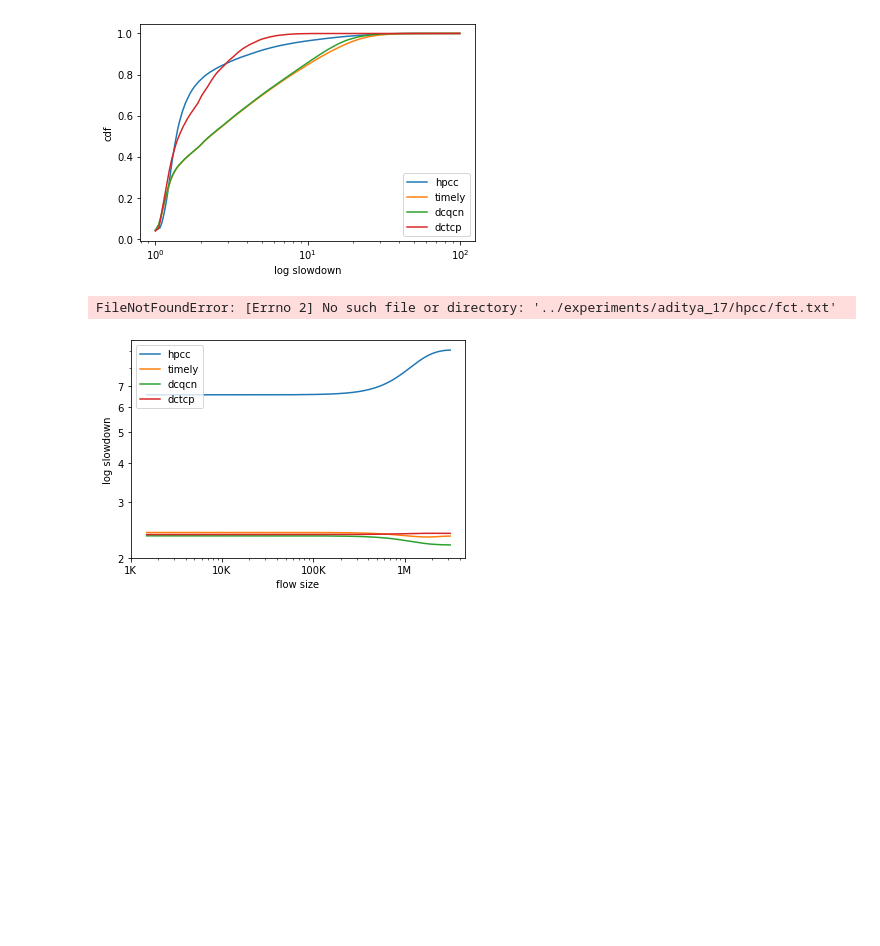
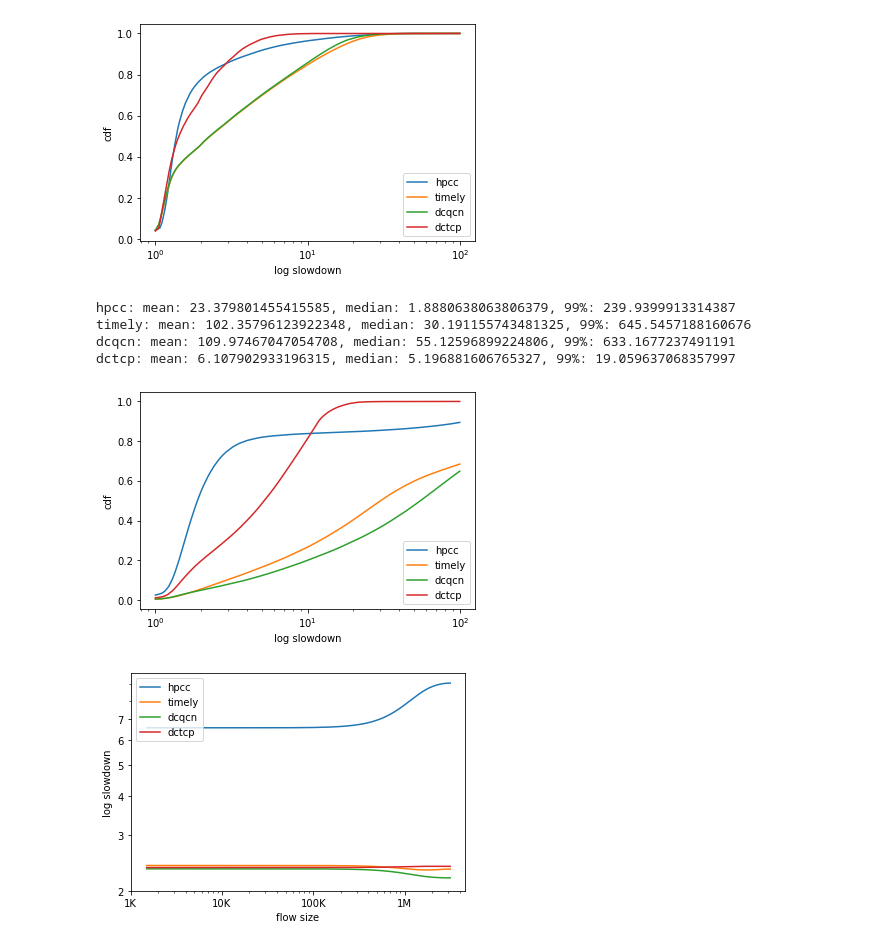
Before and after one commit to sakshamagarwals/High-Precision-Congestion-Control, a Jupyter notebook: visualizations/slowdown.ipynb, the cells around one changed output. Cells and saved outputs as stored; diff of their text form; code cells hidden in the pictures; blank space fills up the shorter version.

Commit message:
aditya l7 results

```diff
--- a/visualizations/slowdown.ipynb
+++ b/visualizations/slowdown.ipynb
@@ -232,9 +232,13 @@ dcqcn: mean: 4.697046476459809, median: 2.270620945319741, 99%: 24.2882311486962
 dctcp: mean: 1.9020492044858586, median: 1.4248590556730092, 99%: 6.346578366445915
 [figure]
 # %%
-cdf('aditya_17')
+cdf('aditya_l7')
 # %% [output]
-FileNotFoundError: [Errno 2] No such file or directory: '../experiments/aditya_17/hpcc/fct.txt'
+hpcc: mean: 23.379801455415585, median: 1.8880638063806379, 99%: 239.9399913314387
+timely: mean: 102.35796123922348, median: 30.191155743481325, 99%: 645.5457188160676
+dcqcn: mean: 109.97467047054708, median: 55.12596899224806, 99%: 633.1677237491191
+dctcp: mean: 6.107902933196315, median: 5.196881606765327, 99%: 19.059637068357997
+[figure, added]
 # %%
 xtick = (np.array([1000,10000,100000,1000000]), ('1K', '10K', '100K', '1M'))
 sdvssize('aditya_a1',(2,8),xtick,500)
```
Also changed, not shown: parts of 7 cells of this notebook, 10 other files.
